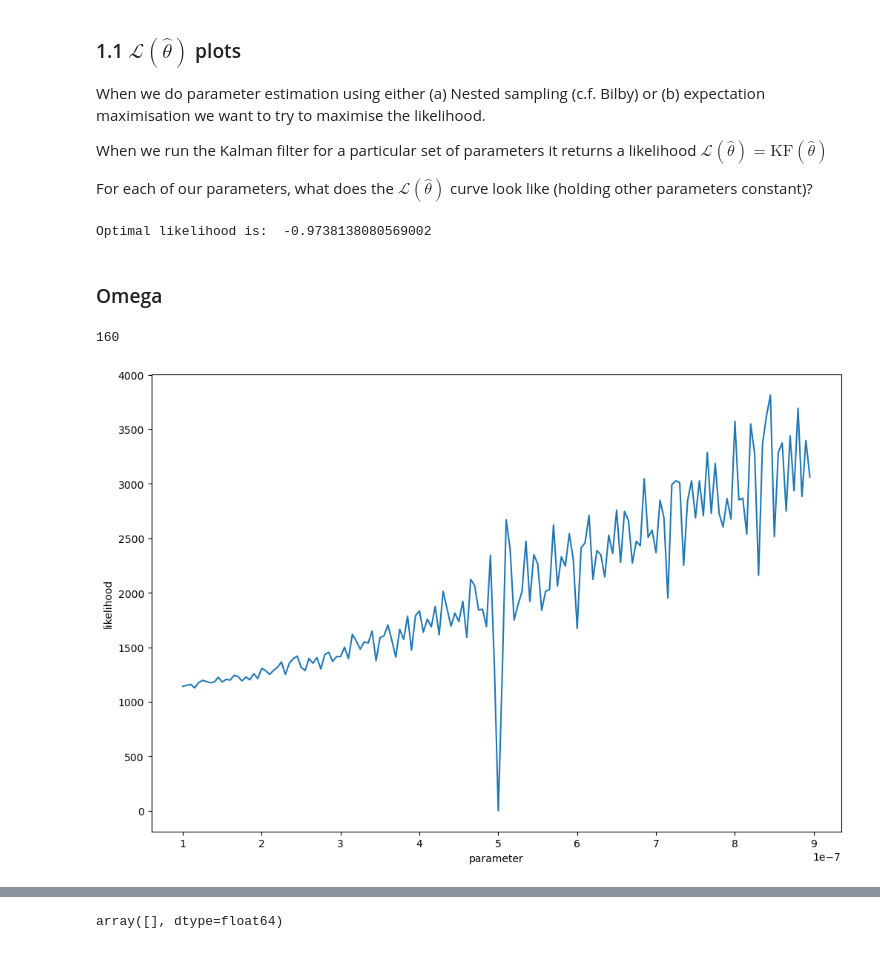
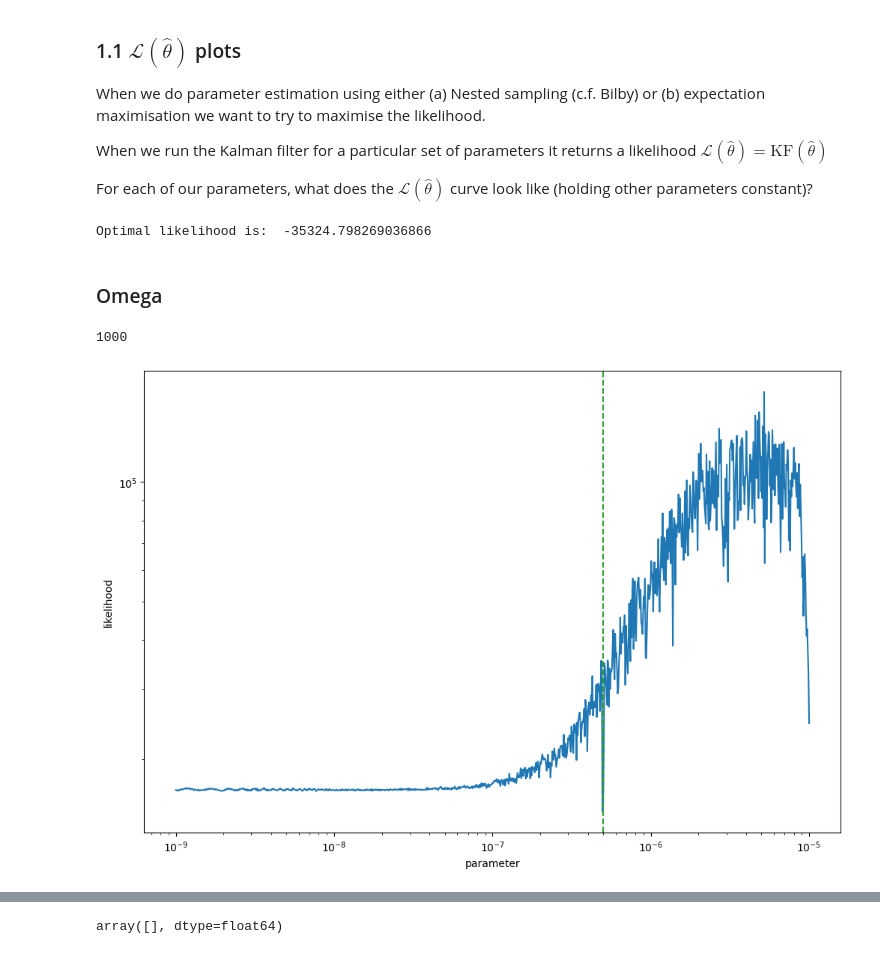
Before and after one commit to tomkimpson/StateSpacePTA, a Jupyter notebook: notebooks/likelihood_surfaces.ipynb, the cells around one changed output, grey strips where cells are left out. Saved outputs shown, nothing was run; the diff lists cells and outputs as text; code cells hidden in the pictures.

```diff
--- a/notebooks/likelihood_surfaces.ipynb
+++ b/notebooks/likelihood_surfaces.ipynb
@@ -38,7 +38,7 @@ from plotting import likelihoods_over_priors,iterate_over_priors
 import numpy as np
 
 #Set everything up
-P   = SystemParameters(h=1e-10)   # define the system parameters
+P   = SystemParameters()   # define the system parameters
 PTA = Pulsars(P)               # setup the PTA
 data = SyntheticData(PTA,P)    # generate some synthetic data
 
@@ -53,7 +53,7 @@ true_parameters = priors_dict(PTA,P)
 model_likelihood= KF.likelihood(true_parameters)
 print("Optimal likelihood is: ", model_likelihood)
 # %% [output]
-Optimal likelihood is:  -0.9738138080569002
+Optimal likelihood is:  -35324.798269036866
 # %%
 import matplotlib.pyplot as plt
 def plot_likelihood(x,y,logscale,x_critical):
@@ -70,7 +70,7 @@ def plot_likelihood(x,y,logscale,x_critical):
         #ax.set_xscale('log')
         ax.set_yscale('log')
 
-    #ax.axvline(x_critical,linestyle='--', c='C2')
+    ax.axvline(x_critical,linestyle='--', c='C2')
 
     ax.set_xlabel("parameter")
     ax.set_ylabel("likelihood")
@@ -81,12 +81,12 @@ def plot_likelihood(x,y,logscale,x_critical):
 # %%
 import numpy as np
 variable = "omega_gw"
-#variable_range = np.logspace(-9,-6,int(1e3))
-variable_range = np.arange(1e-7,9e-7,5e-9)
+variable_range = np.logspace(-9,-5,int(1e3))
+##ariable_range = np.arange(1e-7,9e-7,5e-9)
 print(len(variable_range))
 selected_parameters = true_parameters.copy()
 likelihoods = iterate_over_priors(variable, variable_range,selected_parameters,KF)
-plot_likelihood(variable_range,likelihoods,False,true_parameters[variable])
+plot_likelihood(variable_range,np.abs(likelihoods),True,true_parameters[variable])
 # %% [output]
-160
+1000
-[figure, old version]
+[figure, new version]
```
Also changed, not shown: parts of 1 cell of this notebook, 4 other files.
